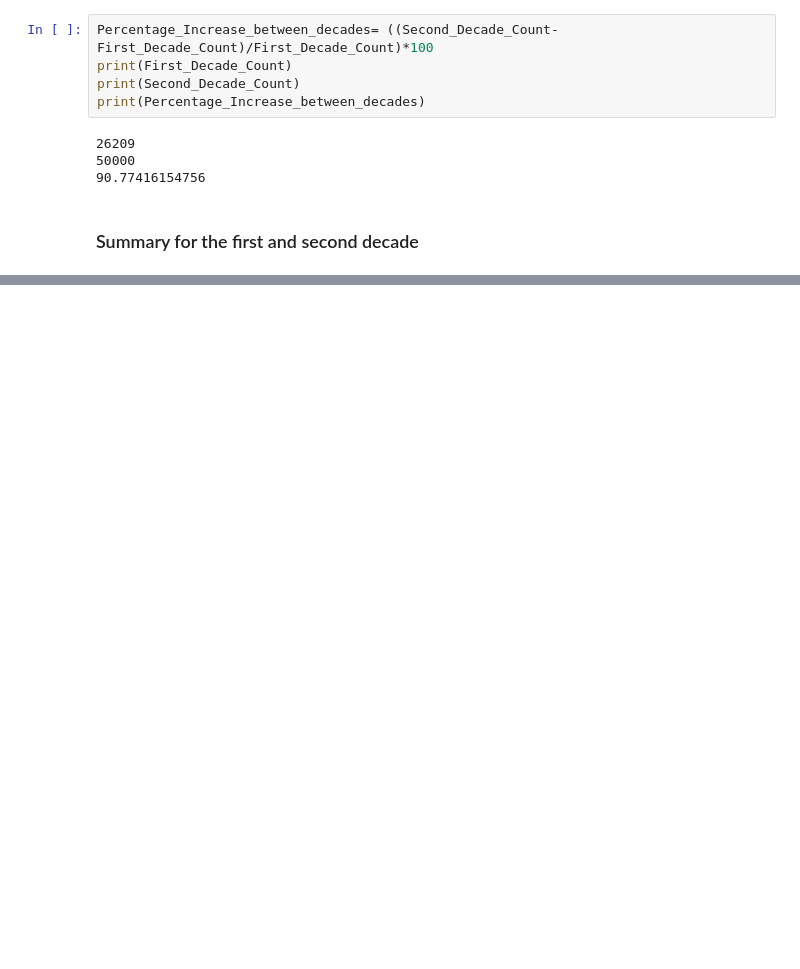
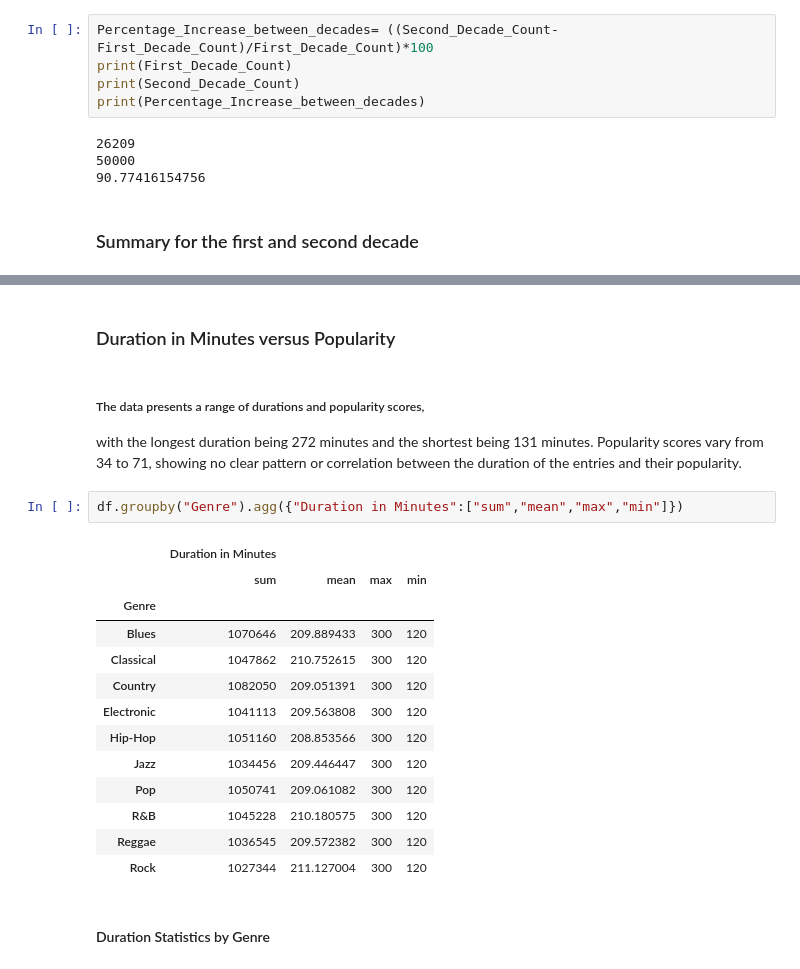
Before and after one commit to codegirl254/Album_Dataset-Analysis, a Jupyter notebook: SongsData.ipynb, the cells around one changed output, grey strips where cells are left out. Saved outputs shown, nothing was run; the diff lists cells and outputs as text; blank space fills up the shorter version.

```diff
--- a/SongsData.ipynb
+++ b/SongsData.ipynb
@@ -278,0 +302,23 @@ df["Release Date"].max()
+# %% [markdown]
+### Duration in Minutes versus Popularity
+# %% [markdown]
+##### The data presents a range of durations and popularity scores,
+with the longest duration being 272 minutes and the shortest being 131 minutes. Popularity scores vary from 34 to 71, showing no clear pattern or correlation between the duration of the entries and their popularity.
+# %%
+df.groupby("Genre").agg({"Duration in Minutes":["sum","mean","max","min"]})
+# %% [output]
+|  | Duration in Minutes |  |  |  |
+|  | sum | mean | max | min |
+| Genre |  |  |  |  |
+| Blues | 1070646 | 209.889433 | 300 | 120 |
+| Classical | 1047862 | 210.752615 | 300 | 120 |
+| Country | 1082050 | 209.051391 | 300 | 120 |
+| Electronic | 1041113 | 209.563808 | 300 | 120 |
+| Hip-Hop | 1051160 | 208.853566 | 300 | 120 |
+| Jazz | 1034456 | 209.446447 | 300 | 120 |
+| Pop | 1050741 | 209.061082 | 300 | 120 |
+| R&B | 1045228 | 210.180575 | 300 | 120 |
+| Reggae | 1036545 | 209.572382 | 300 | 120 |
+| Rock | 1027344 | 211.127004 | 300 | 120 |
+# %% [markdown]
+#### Duration Statistics by Genre
```
Also changed, not shown: parts of 15 cells of this notebook.
